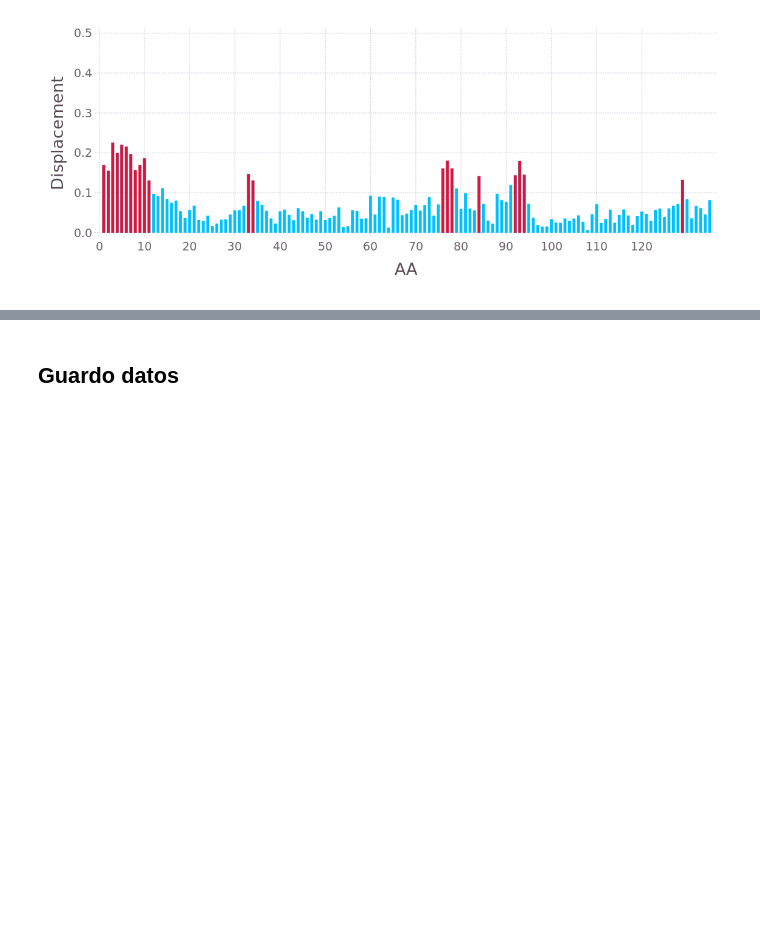
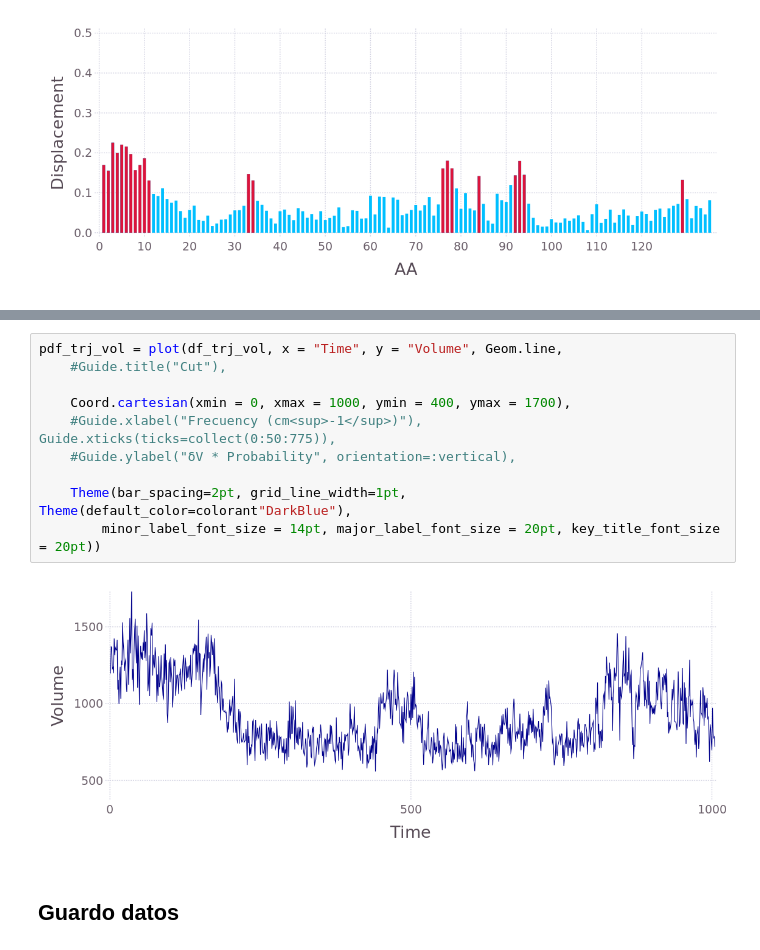
Before and after one commit to pgbarletta/reold_lbp, a Jupyter notebook: src/vgv_4xcp.ipynb, the cells around one changed output, grey strips where cells are left out. Drawn from its saved outputs; the diff is of its cells as text; blank space fills up the shorter version.

```diff
--- a/src/vgv_4xcp.ipynb
+++ b/src/vgv_4xcp.ipynb
@@ -405,3 +428,15 @@ pdf_cart_gdte = plot(layer_temp_2, layer_temp_1,
+# %%
+pdf_trj_vol = plot(df_trj_vol, x = "Time", y = "Volume", Geom.line,
+    #Guide.title("Cut"),
+
+    Coord.cartesian(xmin = 0, xmax = 1000, ymin = 400, ymax = 1700),
+    #Guide.xlabel("Frecuency (cm<sup>-1</sup>)"), Guide.xticks(ticks=collect(0:50:775)),
+    #Guide.ylabel("δV * Probability", orientation=:vertical),
+
+    Theme(bar_spacing=2pt, grid_line_width=1pt, Theme(default_color=colorant"DarkBlue"),
+        minor_label_font_size = 14pt, major_label_font_size = 20pt, key_title_font_size = 20pt))
+# %% [output]
+[figure, added]
 # %% [markdown]
 ## Guardo datos
 # %%
```
Also changed, not shown: parts of 4 cells of this notebook, 5 other files.
